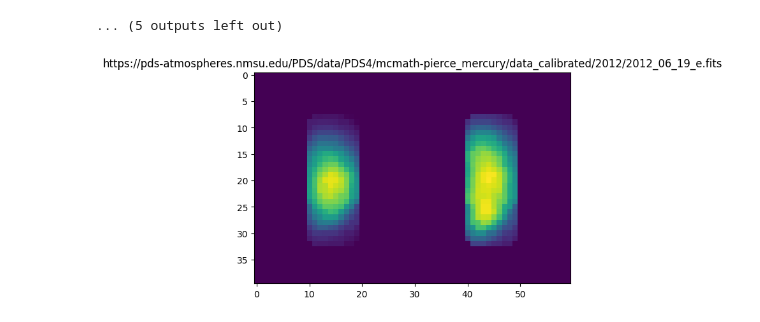
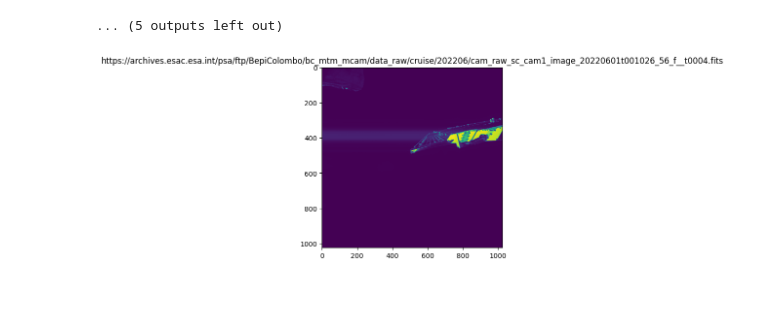
Before and after one commit to NASA-PDS/search-api-notebook, a Jupyter notebook: notebooks/geo/BepiColombo_FlybyVisualization.ipynb, the cells around one changed output. Cells and saved outputs as stored; diff of their text form; code cells hidden in the pictures; blank space fills up the shorter version.

Commit message:
Fixed data product view

```diff
--- a/notebooks/geo/BepiColombo_FlybyVisualization.ipynb
+++ b/notebooks/geo/BepiColombo_FlybyVisualization.ipynb
@@ -91,19 +136,19 @@ https://archives.esac.esa.int/psa/ftp/BepiColombo/bc_mtm_mcam/data_raw/near_eart
 <Figure size 640x480 with 0 Axes>
 ... (5 outputs left out)
 # %%
-url = resp_data[120]['properties']['ops:Data_File_Info.ops:file_ref'][0]
+url = resp_data[2]['properties']['ops:Data_File_Info.ops:file_ref'][0]
 
 fig, ax = plt.subplots()
 response = requests.get(url)
 hdu_list = fits.open(BytesIO(response.content))
-data = hdu_list[0].data
+data = hdu_list[1].data
 # data = response.content
 
 ax.imshow(data)
 ax.set_title(url)
 plt.draw()
 plt.pause(1)
 ax.clear()
 plt.show()
 # %% [output]
-[figure, old version]
+[figure, new version]
```
Also changed, not shown: parts of 5 cells of this notebook, 2 other files.
